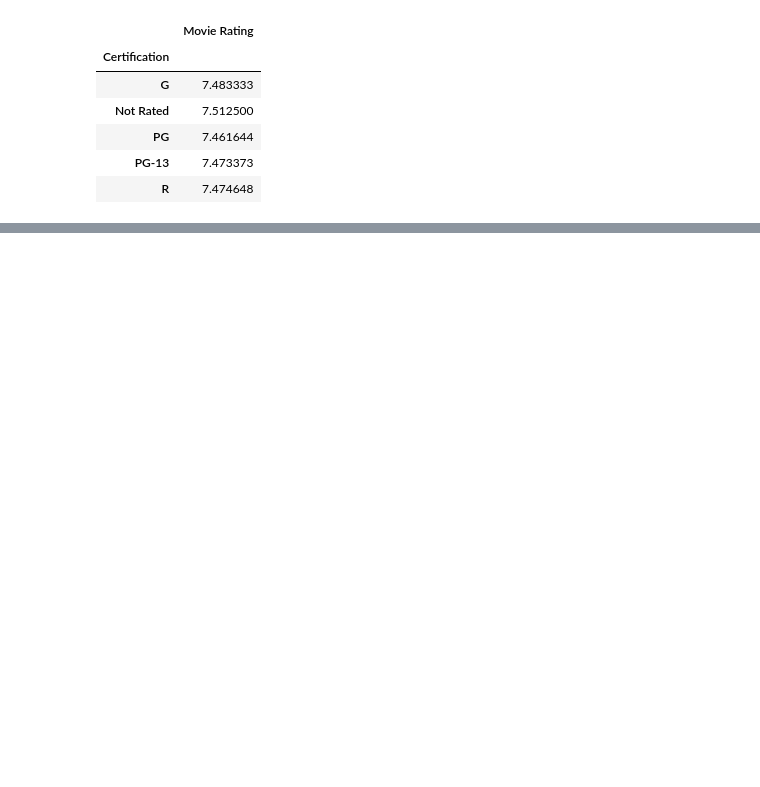
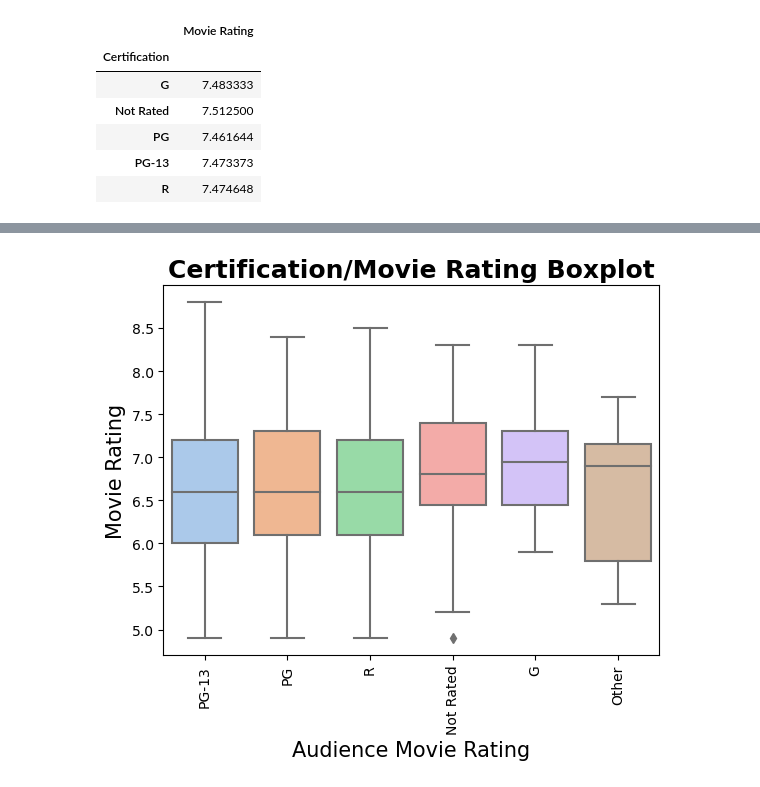
Before and after one commit to rackhamsauer/Project-1, a Jupyter notebook: Seren_Analysis.ipynb, the cells around one changed output, grey strips where cells are left out. Cells and saved outputs as stored; diff of their text form; code cells hidden in the pictures; blank space fills up the shorter version.

```diff
--- a/Seren_Analysis.ipynb
+++ b/Seren_Analysis.ipynb
@@ -195,0 +227,12 @@ plt.show()
+# %%
+# Boxplot
+ax = sns.boxplot(x='Certification', y='Movie Rating', data=audience_df, palette="pastel")
+ax.set_xticklabels(ax.get_xticklabels(),rotation=90)
+ax.set_title("Certification/Movie Rating Boxplot",fontdict= { 'fontsize': 18, 'fontweight':'bold'})
+# set x label and y label size and name
+ax.set_xlabel('Audience Movie Rating',fontsize = 15, )
+ax.set_ylabel('Movie Rating',fontsize = 15 )
+plt.savefig('boxplot.png')
+plt.show()
+# %% [output]
+[figure, added]
```
Also changed, not shown: parts of 7 cells of this notebook, 5 other files.
